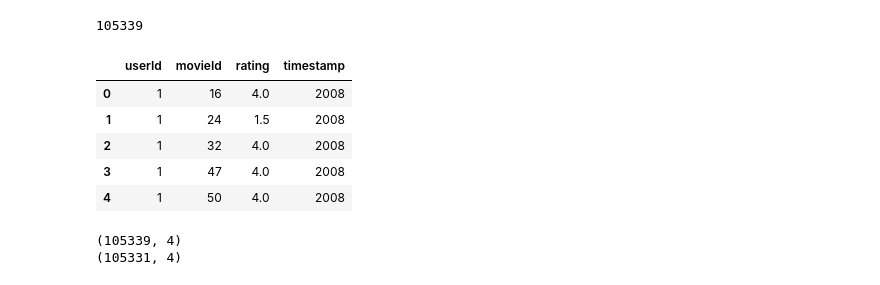
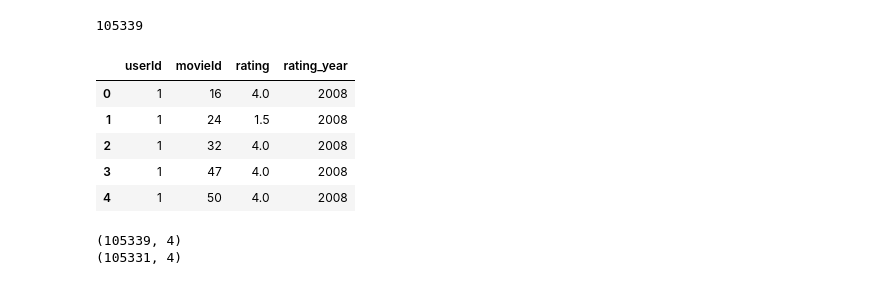
Before and after one commit to bhavesh-20/Movie-Data-Analysis, a Jupyter notebook: Project_G01.ipynb, the cells around one changed output. Saved outputs shown, nothing was run; the diff lists cells and outputs as text; code cells hidden in the pictures.

```diff
--- a/Project_G01.ipynb
+++ b/Project_G01.ipynb
@@ -199,13 +210,14 @@ len(ratings)
 # %%
 timestamp = []
 for time in ratings["timestamp"]:
     timestamp.append(datetime.fromtimestamp(time))
 ratings["timestamp"] = timestamp
 ratings["timestamp"] = pd.to_datetime(ratings["timestamp"])
 ratings["timestamp"] = ratings["timestamp"].dt.year
+ratings.rename(columns={"timestamp": "rating_year"}, inplace=True)
 ratings.head()
 # %% [output]
-|  | userId | movieId | rating | timestamp |
+|  | userId | movieId | rating | rating_year |
 | 0 | 1 | 16 | 4.0 | 2008 |
 | 1 | 1 | 24 | 1.5 | 2008 |
 | 2 | 1 | 32 | 4.0 | 2008 |
```
Also changed, not shown: parts of 36 cells of this notebook.
